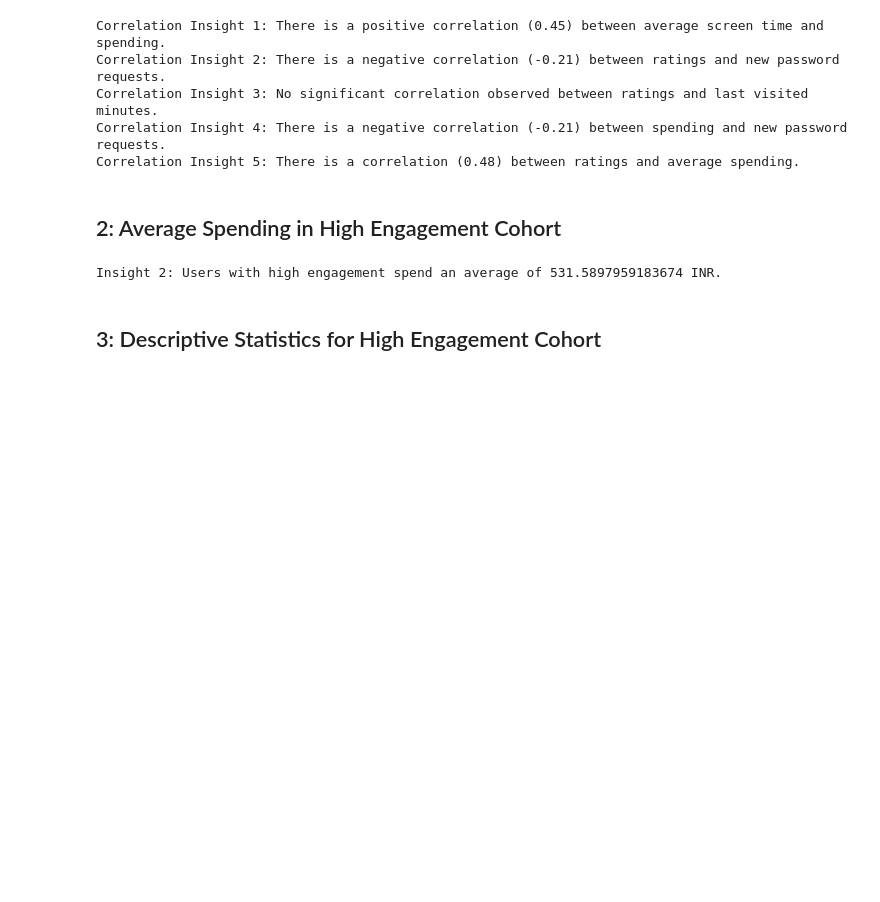
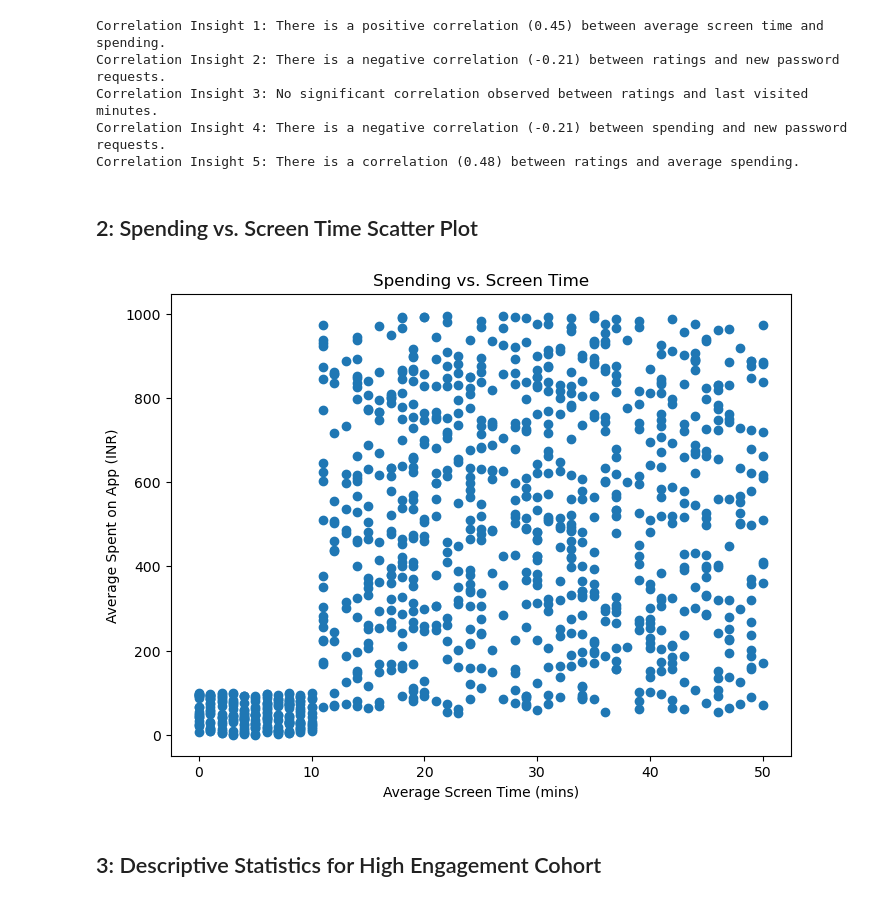
Before and after one commit to yashhhhraj/DA_phone_cab, a Jupyter notebook: 1.ipynb, the cells around one changed output. Cells and saved outputs as stored; diff of their text form; code cells hidden in the pictures; blank space fills up the shorter version.

```diff
--- a/1.ipynb
+++ b/1.ipynb
@@ -184,14 +184,17 @@ Correlation Insight 2: There is a negative correlation (-0.21) between ratings a
 Correlation Insight 3: No significant correlation observed between ratings and last visited minutes.
 Correlation Insight 4: There is a negative correlation (-0.21) between spending and new password requests.
 Correlation Insight 5: There is a correlation (0.48) between ratings and average spending.
-# %% [markdown]
-## 2: Average Spending in High Engagement Cohort
-# %%
-high_engagement_cohort = df[df['Average Screen Time (mins)'] > df['Average Screen Time (mins)'].mean()]
-average_spending_high_engagement = high_engagement_cohort['Average Spent on App (INR)'].mean()
-print(f"Insight 2: Users with high engagement spend an average of {average_spending_high_engagement} INR.")
-# %% [output]
-Insight 2: Users with high engagement spend an average of 531.5897959183674 INR.
+# %% [markdown]
+## 2: Spending vs. Screen Time Scatter Plot
+# %%
+plt.figure(figsize=(8, 6))
+plt.scatter(df['Average Screen Time (mins)'], df['Average Spent on App (INR)'])
+plt.title('Spending vs. Screen Time')
+plt.xlabel('Average Screen Time (mins)')
+plt.ylabel('Average Spent on App (INR)')
+plt.show()
+# %% [output]
+[figure, added]
 # %% [markdown]
 ## 3: Descriptive Statistics for High Engagement Cohort
 # %%
```
Also changed, not shown: 1 other file.
